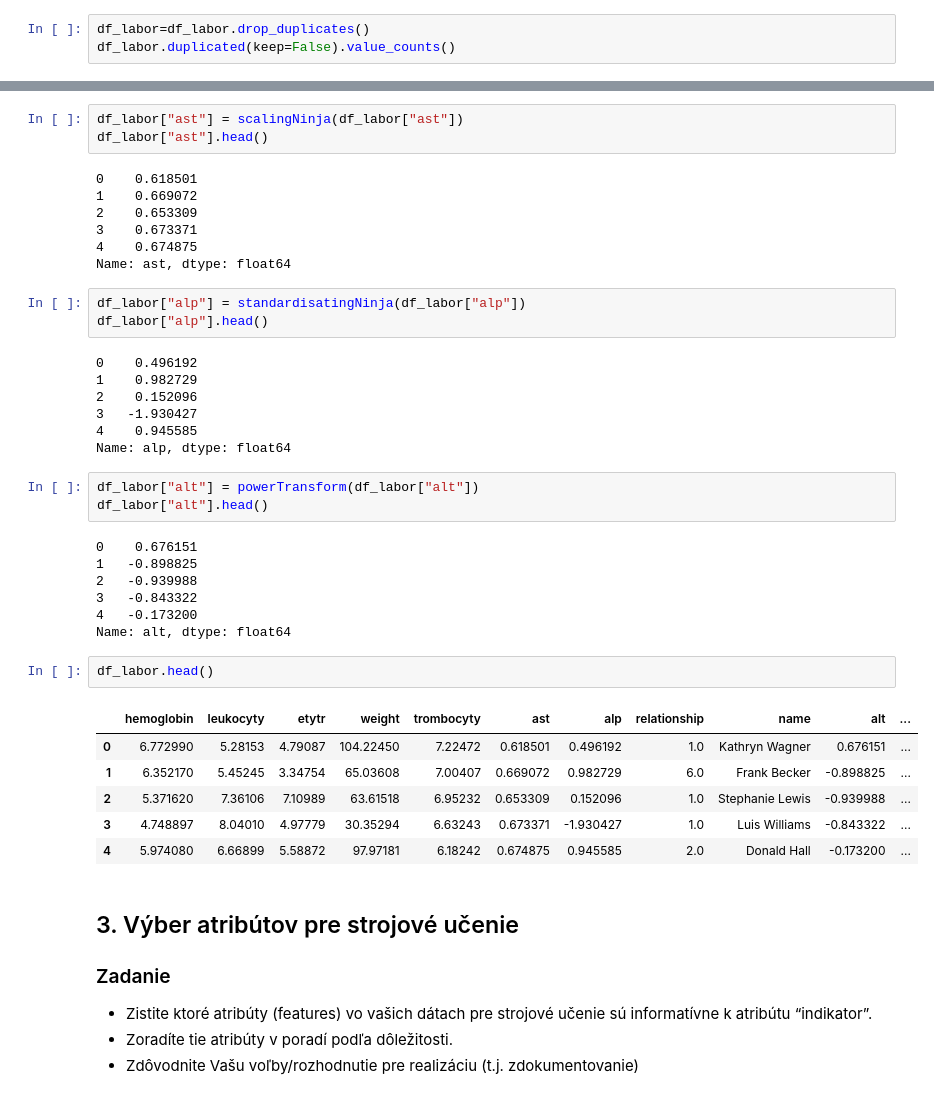
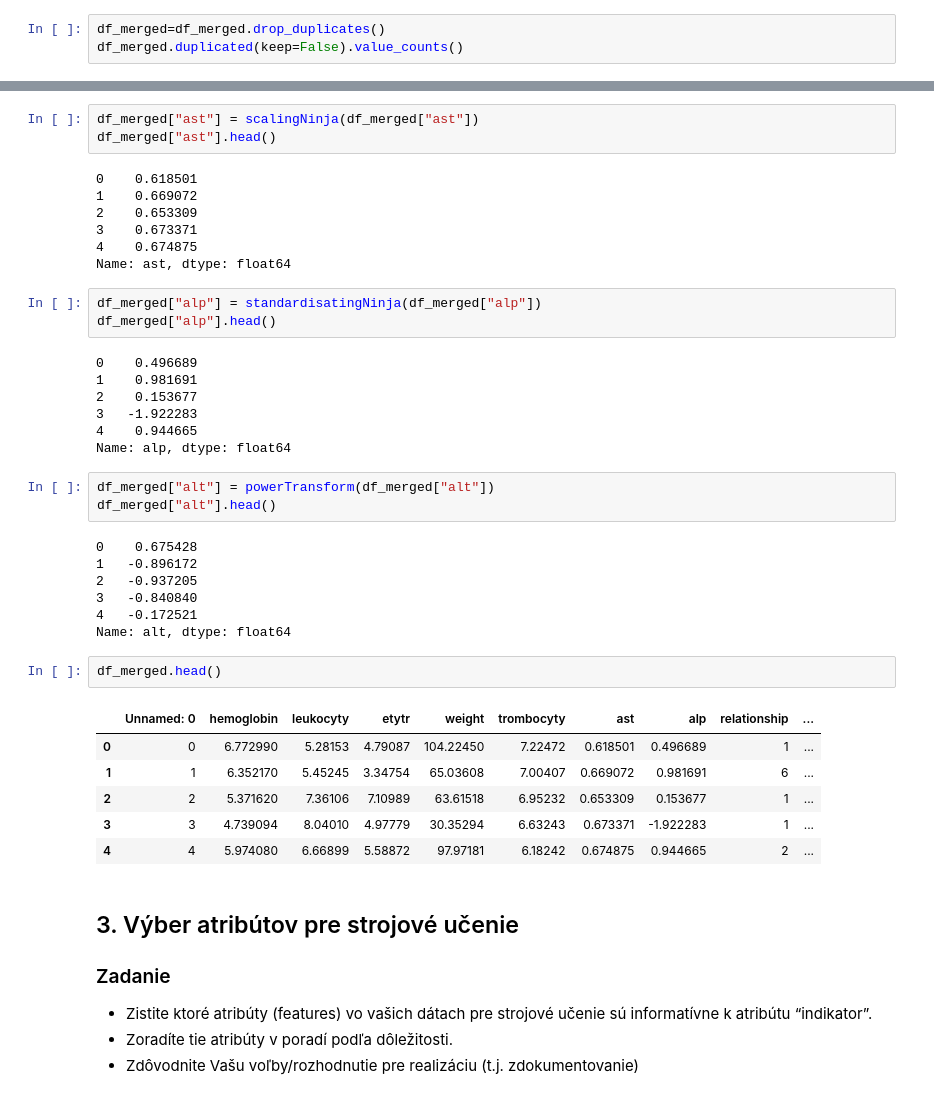
Before and after one commit to Matovic/Chronic-Lymphocytic-Leukemia, a Jupyter notebook: src/2_data_pre-processing/2-DPP.ipynb, the cells around one changed output, grey strips where cells are left out. Saved outputs shown, nothing was run; the diff lists cells and outputs as text.

```diff
--- a/src/2_data_pre-processing/2-DPP.ipynb
+++ b/src/2_data_pre-processing/2-DPP.ipynb
@@ -649,5 +1057,5 @@ True      399
 dtype: int64
 # %%
-df_labor=df_labor.drop_duplicates()
-df_labor.duplicated(keep=False).value_counts()
+df_merged=df_merged.drop_duplicates()
+df_merged.duplicated(keep=False).value_counts()
 # %% [output]
@@ -721,8 +1129,8 @@ def standardisatingNinja(df_toScale):
 def powerTransform(df_toTransform):
     return power_transform(df_toTransform.values.reshape(-1,1))
 # %%
-df_labor["ast"] = scalingNinja(df_labor["ast"])
-df_labor["ast"].head()
+df_merged["ast"] = scalingNinja(df_merged["ast"])
+df_merged["ast"].head()
 # %% [output]
 0    0.618501
 1    0.669072
@@ -731,34 +1139,34 @@ df_labor["ast"].head()
 4    0.674875
 Name: ast, dtype: float64
 # %%
-df_labor["alp"] = standardisatingNinja(df_labor["alp"])
-df_labor["alp"].head()
+df_merged["alp"] = standardisatingNinja(df_merged["alp"])
+df_merged["alp"].head()
 # %% [output]
-0    0.496192
-1    0.982729
-2    0.152096
-3   -1.930427
-4    0.945585
+0    0.496689
+1    0.981691
+2    0.153677
+3   -1.922283
+4    0.944665
 Name: alp, dtype: float64
 # %%
-df_labor["alt"] = powerTransform(df_labor["alt"])
-df_labor["alt"].head()
+df_merged["alt"] = powerTransform(df_merged["alt"])
+df_merged["alt"].head()
 # %% [output]
-0    0.676151
-1   -0.898825
-2   -0.939988
-3   -0.843322
-4   -0.173200
+0    0.675428
+1   -0.896172
+2   -0.937205
+3   -0.840840
+4   -0.172521
 Name: alt, dtype: float64
 # %%
-df_labor.head()
+df_merged.head()
 # %% [output]
-|  | hemoglobin | leukocyty | etytr | weight | trombocyty | ast | alp | relationship | name | alt | ... |
-| 0 | 6.772990 | 5.28153 | 4.79087 | 104.22450 | 7.22472 | 0.618501 | 0.496192 | 1.0 | Kathryn Wagner | 0.676151 | ... |
-| 1 | 6.352170 | 5.45245 | 3.34754 | 65.03608 | 7.00407 | 0.669072 | 0.982729 | 6.0 | Frank Becker | -0.898825 | ... |
-| 2 | 5.371620 | 7.36106 | 7.10989 | 63.61518 | 6.95232 | 0.653309 | 0.152096 | 1.0 | Stephanie Lewis | -0.939988 | ... |
-| 3 | 4.748897 | 8.04010 | 4.97779 | 30.35294 | 6.63243 | 0.673371 | -1.930427 | 1.0 | Luis Williams | -0.843322 | ... |
-| 4 | 5.974080 | 6.66899 | 5.58872 | 97.97181 | 6.18242 | 0.674875 | 0.945585 | 2.0 | Donald Hall | -0.173200 | ... |
+|  | Unnamed: 0 | hemoglobin | leukocyty | etytr | weight | trombocyty | ast | alp | relationship | ... |
+| 0 | 0 | 6.772990 | 5.28153 | 4.79087 | 104.22450 | 7.22472 | 0.618501 | 0.496689 | 1 | ... |
+| 1 | 1 | 6.352170 | 5.45245 | 3.34754 | 65.03608 | 7.00407 | 0.669072 | 0.981691 | 6 | ... |
+| 2 | 2 | 5.371620 | 7.36106 | 7.10989 | 63.61518 | 6.95232 | 0.653309 | 0.153677 | 1 | ... |
+| 3 | 3 | 4.739094 | 8.04010 | 4.97779 | 30.35294 | 6.63243 | 0.673371 | -1.922283 | 1 | ... |
+| 4 | 4 | 5.974080 | 6.66899 | 5.58872 | 97.97181 | 6.18242 | 0.674875 | 0.944665 | 2 | ... |
 # %% [markdown]
 ## 3. Výber atribútov pre strojové učenie
 
```
Also changed, not shown: parts of 105 cells of this notebook.
